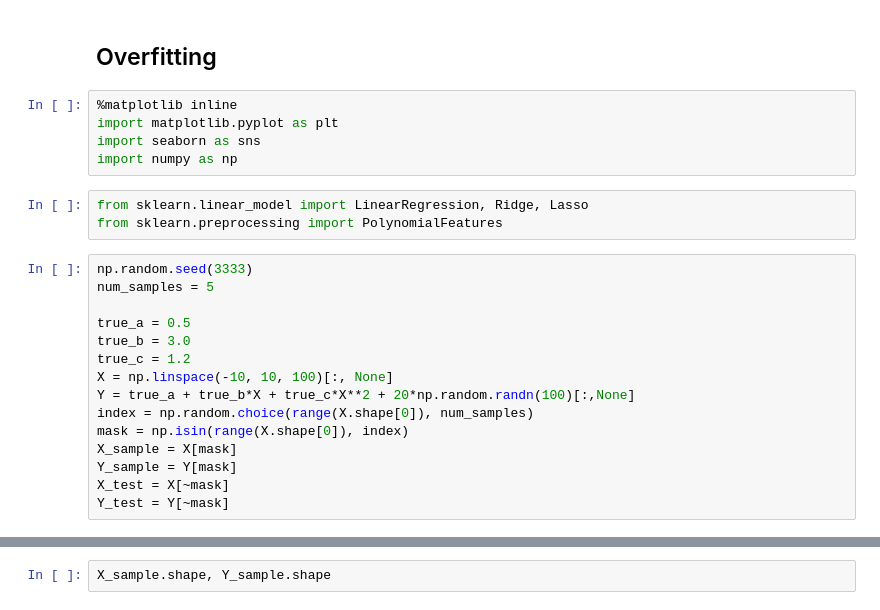
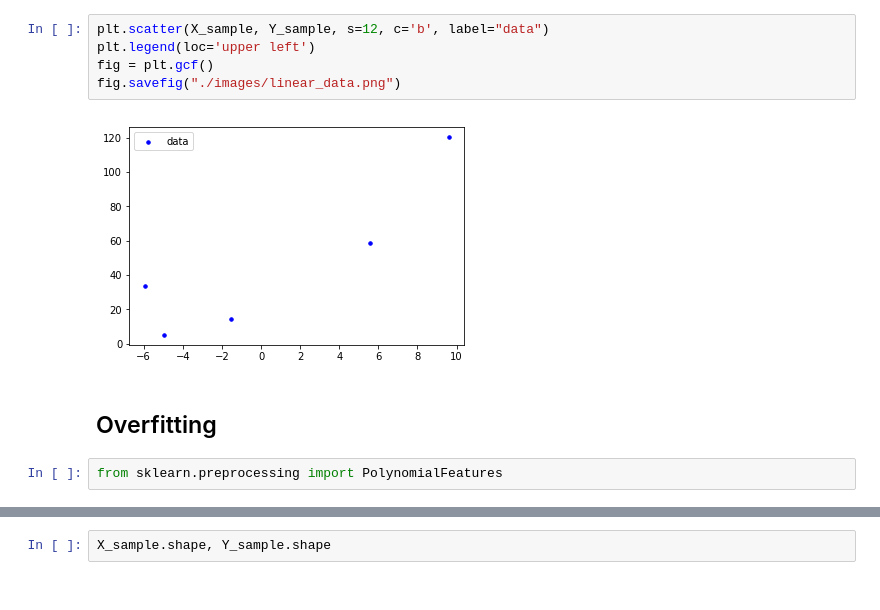
Before and after one commit to dboyliao/FubonDay5, a Jupyter notebook: LectureSketch.ipynb, the cells around one changed output, grey strips where cells are left out. Cells and saved outputs as stored; diff of their text form.

```diff
--- a/LectureSketch.ipynb
+++ b/LectureSketch.ipynb
@@ -1,26 +24,12 @@
+# %%
+plt.scatter(X_sample, Y_sample, s=12, c='b', label="data")
+plt.legend(loc='upper left')
+fig = plt.gcf()
+fig.savefig("./images/linear_data.png")
+# %% [output]
+[figure, added]
 # %% [markdown]
 ## Overfitting
-# %%
-%matplotlib inline
-import matplotlib.pyplot as plt
-import seaborn as sns
-import numpy as np
 # %%
-from sklearn.linear_model import LinearRegression, Ridge, Lasso
 from sklearn.preprocessing import PolynomialFeatures
-# %%
-np.random.seed(3333)
-num_samples = 5
-
-true_a = 0.5
-true_b = 3.0
-true_c = 1.2
-X = np.linspace(-10, 10, 100)[:, None]
-Y = true_a + true_b*X + true_c*X**2 + 20*np.random.randn(100)[:,None]
-index = np.random.choice(range(X.shape[0]), num_samples)
-mask = np.isin(range(X.shape[0]), index)
-X_sample = X[mask]
-Y_sample = Y[mask]
-X_test = X[~mask]
-Y_test = Y[~mask]
 # %%
```
Also changed, not shown: parts of 7 cells of this notebook, 14 other files.
